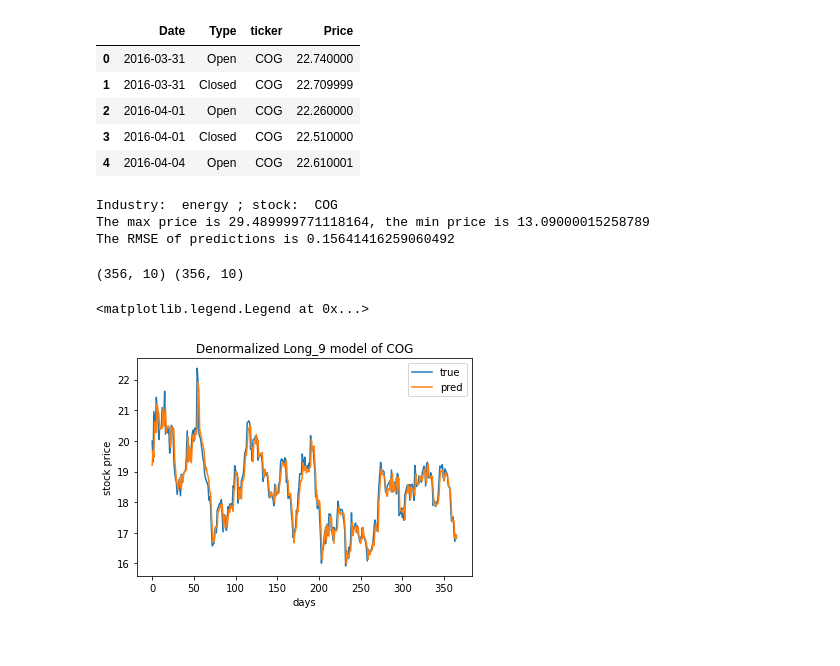
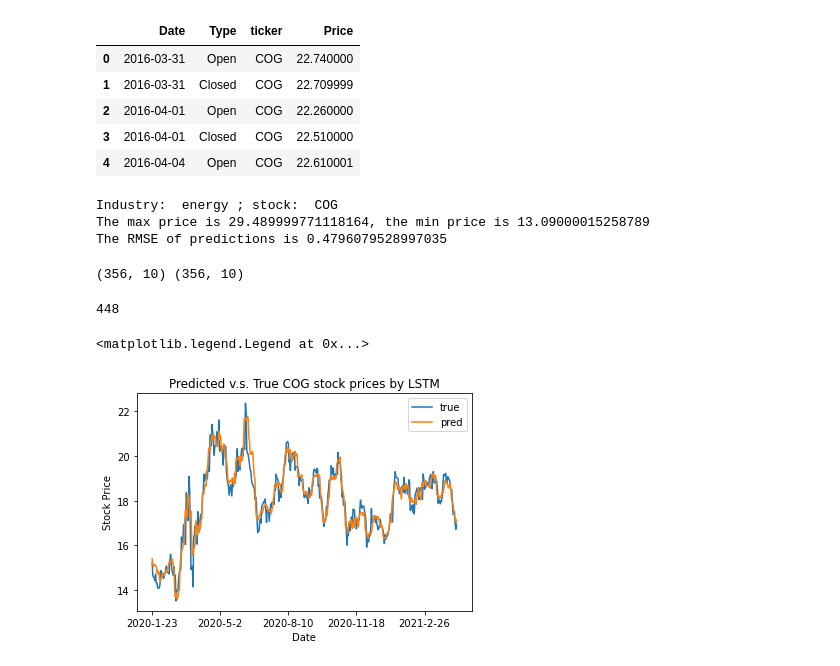
Before and after one commit to CS205-Project-S21/Parallel-LSTM, a Jupyter notebook: playground/LSTM_notebooks/LSTM_energy_2009_5.ipynb, the cells around one changed output. Saved outputs shown, nothing was run; the diff lists cells and outputs as text; code cells hidden in the pictures.

```diff
--- a/playground/LSTM_notebooks/LSTM_energy_2009_5.ipynb
+++ b/playground/LSTM_notebooks/LSTM_energy_2009_5.ipynb
@@ -28,7 +28,7 @@ import matplotlib.pyplot as plt
 import numpy as np
 import pandas as pd
 import datetime as dt
-from numpy import newaxis
+
 from keras.layers import Dense, Activation, Dropout, LSTM
 from keras.models import Sequential, load_model
 from keras.callbacks import EarlyStopping, ModelCheckpoint
@@ -37,9 +37,7 @@ from sklearn.ensemble import RandomForestRegressor
 from sklearn.linear_model import Ridge
 from sklearn.metrics import mean_squared_error
 
-from math import pi,sqrt,exp,pow,log
-from numpy.linalg import det, inv
-from abc import ABCMeta, abstractmethod
+
 from sklearn import cluster
 
 import statsmodels.api as sm
@@ -52,6 +50,8 @@ import matplotlib.pyplot as plt
 
 stock = 'COG'
 industry = 'energy'
+year = '2009'
+prednum = '5'
 # %%
 # read data
 data = pd.read_csv('../../data/processed_data/data/processed_data_' + industry + '_mega_15.csv')
@@ -259,6 +259,9 @@ Epoch 49/50
 Epoch 50/50
 23/23 [==============================] - 0s 17ms/step - loss: 0.0600
 <tensorflow.python.keras.callbacks.History at 0x...>
+# %%
+from keras.models import load_model
+model = load_model('../../model/model_saved/' + industry + '_' + stock + '_'+year +'_' + prednum + '.h5')
 # %%
 #multi sequence predict
 prediction_seqs = model.predict(x_test) # prediction data
@@ -321,6 +324,7 @@ def denorm_n(x, min_max, n):
         de_result.append(v_denorm)
     return de_result
 # %%
+n = 9
 pred_denorm = denorm_n(prediction_seqs, min_max_test, n)
 ytest_denorm = denorm_n(y_test, min_max_test, n)
 print('Industry: ', industry, '; stock: ', stock.upper())
@@ -329,22 +333,28 @@ print('The RMSE of predictions is', np.sqrt(mean_squared_error(pred_denorm, ytes
 # %% [output]
 Industry:  energy ; stock:  COG
 The max price is 29.489999771118164, the min price is 13.09000015258789
-The RMSE of predictions is 0.15641416259060492
+The RMSE of predictions is 0.4796079528997035
 # %%
 print(np.array(pred_denorm).shape, np.array(ytest_denorm).shape
 )
 # %% [output]
 (356, 10) (356, 10)
+# %%
+len(ytest_denorm)
+# %% [output]
+448
 # %%
-plt.plot(np.array(ytest_denorm)[:, -1], label = 'true')
-plt.plot(np.array(pred_denorm)[:, -1], label = 'pred')
-plt.xlabel('days')
-plt.ylabel('stock price')
-plt.title('Denormalized Long_{} model of '.format(n) + stock)
+labels = ['2020-1-23', '2020-5-2', '2020-8-10', '2020-11-18', '2021-2-26']
+plt.plot(np.array(ytest_denorm)[:, -5], label = 'true')
+plt.plot(np.array(pred_denorm)[:, -5], label = 'pred')
+plt.xlabel('Date')
+plt.ylabel('Stock Price')
+plt.title('Predicted v.s. True COG stock prices by LSTM')
+plt.xticks([0, 100, 200, 300, 400], labels)
 plt.legend()
 # %% [output]
 <matplotlib.legend.Legend at 0x...>
-[figure, old version]
+[figure, new version]
 # %%
 # de_normalized
 de_predicted=[]
```
Also changed, not shown: parts of 1 cell of this notebook, 1 other file.
